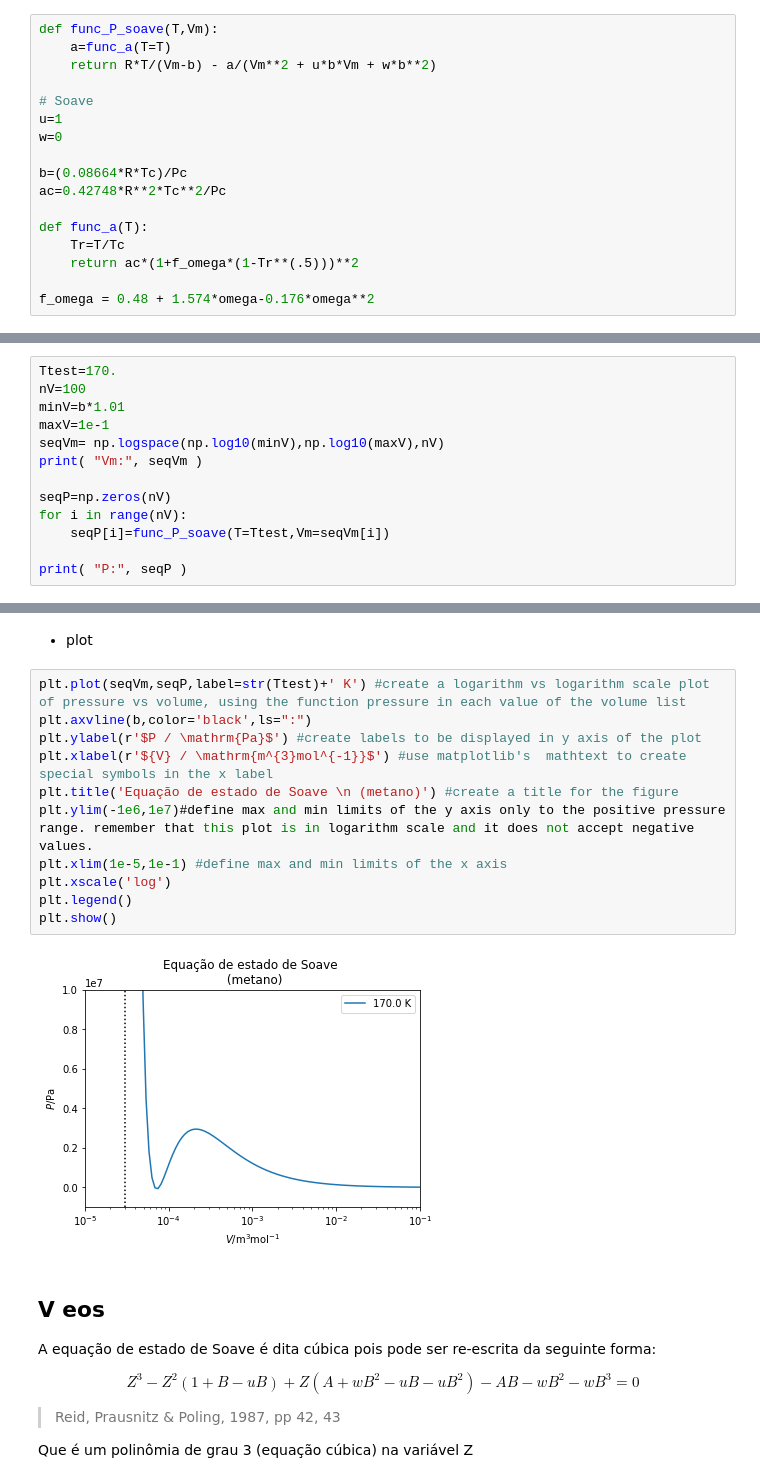
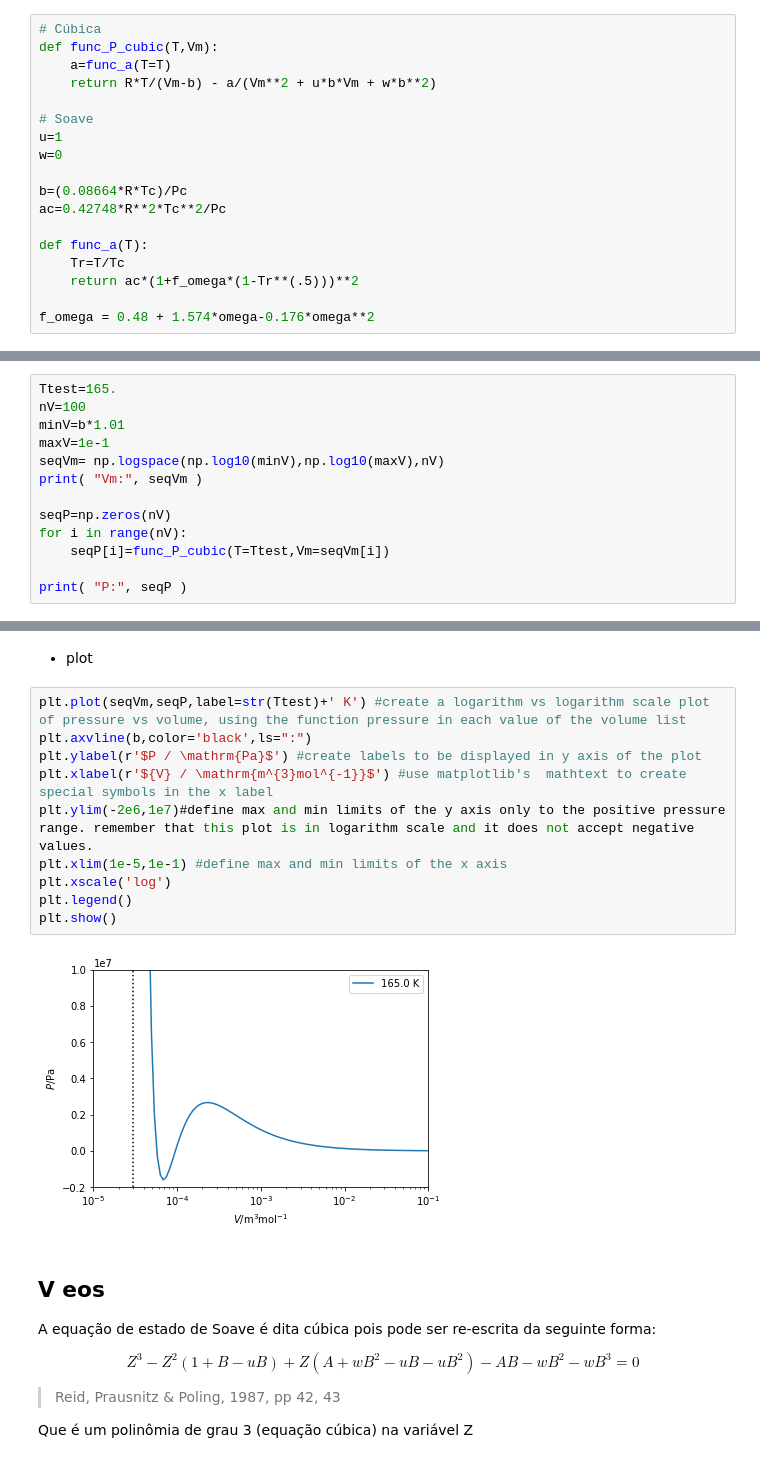
Before and after one commit to iurisegtovich/EQE359_Termodinamica_I, a Jupyter notebook: material_didatico/3_5_equacao_de_estado_cubica/aula_eos_puro_psat_SIMPLIFICADA.ipynb, the cells around one changed output, grey strips where cells are left out. Cells and saved outputs as stored; diff of their text form.

```diff
--- a/material_didatico/3_5_equacao_de_estado_cubica/aula_eos_puro_psat_SIMPLIFICADA.ipynb
+++ b/material_didatico/3_5_equacao_de_estado_cubica/aula_eos_puro_psat_SIMPLIFICADA.ipynb
@@ -109,7 +109,8 @@ Aqui é implementada a equação de estado apresentada
 >
 > Notemos que o parâmetro $a$ da equação de Soave depende da temperatura, dessa forma faremos a implementação desse parâmetro como uma função global `func_a(T)`
 # %%
-def func_P_soave(T,Vm):
+# Cúbica
+def func_P_cubic(T,Vm):
     a=func_a(T=T)
     return R*T/(Vm-b) - a/(Vm**2 + u*b*Vm + w*b**2)
 
@@ -145,7 +146,7 @@ Aqui definimos array (vetor $\mathbb{R}^n$) contendo uma sequência finita de va
 
 Realizaremos o cálculo de pressão para cada elemento do array de volume molar, resultando em um array de valores calculados para pressão em data temperatura.
 # %%
-Ttest=170.
+Ttest=165.
 nV=100
 minV=b*1.01
 maxV=1e-1
@@ -154,7 +155,7 @@ print( "Vm:", seqVm )
 
 seqP=np.zeros(nV)
 for i in range(nV):
-    seqP[i]=func_P_soave(T=Ttest,Vm=seqVm[i])
+    seqP[i]=func_P_cubic(T=Ttest,Vm=seqVm[i])
 
 print( "P:", seqP )
 # %% [output]
@@ -180,16 +181,15 @@ Vm: [3.01515279e-05 3.27244123e-05 3.55168457e-05 3.85475624e-05
 # %%
 plt.plot(seqVm,seqP,label=str(Ttest)+' K') #create a logarithm vs logarithm scale plot of pressure vs volume, using the function pressure in each value of the volume list
 plt.axvline(b,color='black',ls=":")
 plt.ylabel(r'$P / \mathrm{Pa}$') #create labels to be displayed in y axis of the plot
 plt.xlabel(r'${V} / \mathrm{m^{3}mol^{-1}}$') #use matplotlib's  mathtext to create special symbols in the x label
-plt.title('Equação de estado de Soave \n (metano)') #create a title for the figure
-plt.ylim(-1e6,1e7)#define max and min limits of the y axis only to the positive pressure range. remember that this plot is in logarithm scale and it does not accept negative values.
+plt.ylim(-2e6,1e7)#define max and min limits of the y axis only to the positive pressure range. remember that this plot is in logarithm scale and it does not accept negative values.
 plt.xlim(1e-5,1e-1) #define max and min limits of the x axis
 plt.xscale('log')
 plt.legend()
 plt.show()
 # %% [output]
-[figure, old version]
+[figure, new version]
 # %% [markdown]
 ## V eos
 
```
Also changed, not shown: parts of 20 cells of this notebook.
